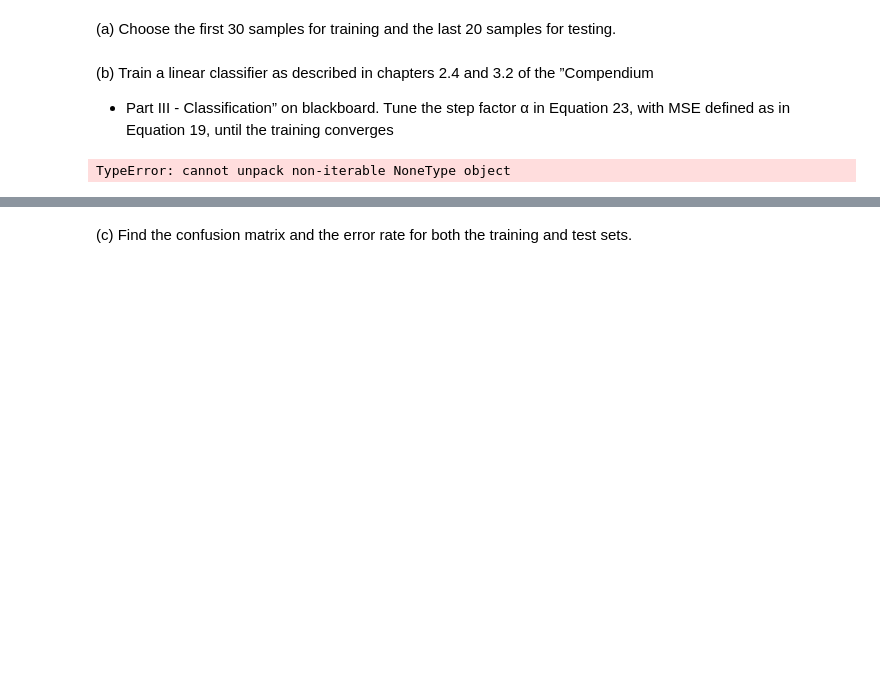
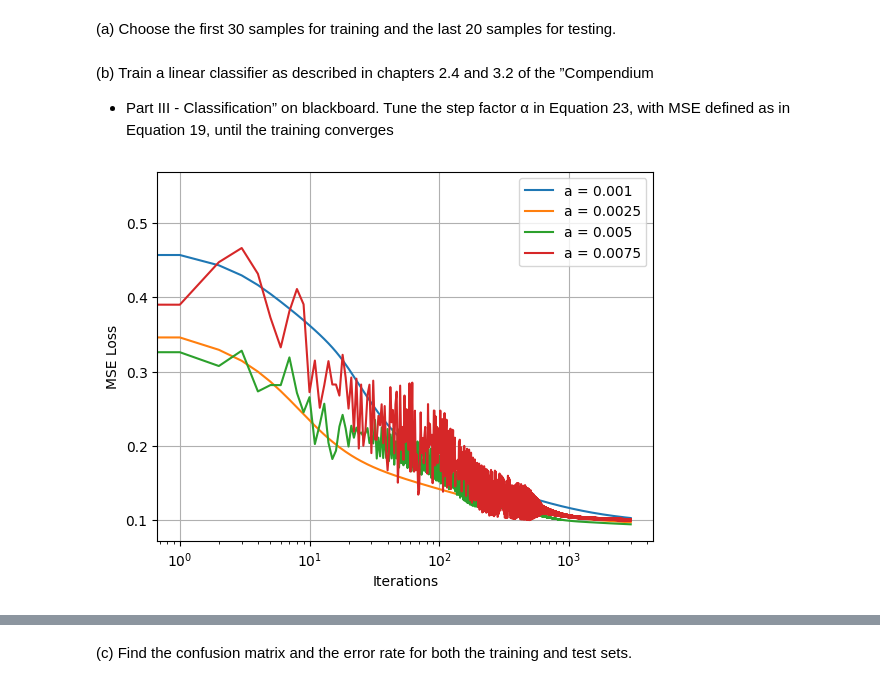
Before and after one commit to mokamv/Classification-Project, a Jupyter notebook: Task 1/iristask.ipynb, the cells around one changed output, grey strips where cells are left out. Cells and saved outputs as stored; diff of their text form; code cells hidden in the pictures; blank space fills up the shorter version.

```diff
--- a/Task 1/iristask.ipynb
+++ b/Task 1/iristask.ipynb
@@ -5,41 +5,44 @@ import numpy as np
 import matplotlib.pyplot as plt
 import pandas as pd
 from sklearn.preprocessing import LabelBinarizer
-from sklearn import metrics
+from sklearn.metrics import ConfusionMatrixDisplay
+
 
 with open('iris.data', 'r') as file:
     # Read the contents of the file
     data1 = file.readlines()
 
 
+#Removes leading/trailing whitespaces, splits it into a list using the comma as delimiter
 data = [line.strip().split(',') for line in data1 if line.strip() != '']
 
 
-x_data = [[float(value) for value in row[:-1]] for row in data]
+#Removes the last column, making sure the feature data is stored in one variable
+feature_data = [[float(value) for value in row[:-1]] for row in data]
 
 
-x_data = np.array(x_data, dtype=np.float32)
+feature_data = np.array(feature_data, dtype=np.float32)
 
 
 #Appending ones to training set and test, to represent bias
 
-x_data = np.hstack((x_data, np.ones((x_data.shape[0], 1), dtype=x_data.dtype)))
+feature_data = np.hstack((feature_data, np.ones((feature_data.shape[0], 1), dtype=feature_data.dtype)))
 
-#Extracting the y-labels fron the dat set, these are the
-y_labels = [row[-1] for row in data]
+#Extracting the targets from the data set
+targets = [row[-1] for row in data]
 
 
 #Preprossessing of data: We give each flower one-hot encoded label
 lb = LabelBinarizer()
-lb.fit(y_labels)
-labels = lb.transform(y_labels)
+lb.fit(targets)
+labels = lb.transform(targets)
 
 
 #Splitting of data into a test set and a training set
-X_train = np.concatenate([x_data[0:30], x_data[50:80], x_data[100:130]])
+X_train = np.concatenate([feature_data[0:30], feature_data[50:80], feature_data[100:130]])
 T_train = np.concatenate([labels[0:30], labels[50:80], labels[100:130]])
 
-X_test = np.concatenate([x_data[30:50], x_data[80:100], x_data[130:150]])
+X_test = np.concatenate([feature_data[30:50], feature_data[80:100], feature_data[130:150]])
 T_test = np.concatenate([labels[30:50], labels[80:100], labels[130:150]])
 # %% [markdown]
 (b) Train a linear classifier as described in chapters 2.4 and 3.2 of the ”Compendium
@@ -90,16 +105,21 @@ def get_predictions_and_targets(X,T,W):
 # %%
 #Initiliazation of hyperparameters
 LEARNING_RATE = 0.005
-NUM_EPOCHS = 2000
+NUM_iterations = 3000
 NUM_CLASSES = 3
 
+alpha = [0.001, 0.0025, 0.005, 0.0075]
 
-W_trained, loss_history, = train_linear_classifier(X_train, T_train, NUM_CLASSES, NUM_EPOCHS, LEARNING_RATE)
-
-plt.plot(loss_history)
-plt.xlabel("Epochs")
+for i in range(4):
+    W_trained, loss_history = train_linear_classifier(X_train, T_train, NUM_CLASSES, NUM_iterations, alpha[i])
+    plt.plot(loss_history, label = f"a = {alpha[i]}")
+plt.legend()
+plt.xlabel("Iterations")
+plt.xscale("log")
 plt.grid(True)
 plt.ylabel("MSE Loss")
 plt.show()
+
+class_names =  ['Iris setosa', 'Iris versicolor', 'Iris virginica']
 # %% [output]
-TypeError: cannot unpack non-iterable NoneType object
+[figure, added]
```
Also changed, not shown: parts of 12 cells of this notebook.
